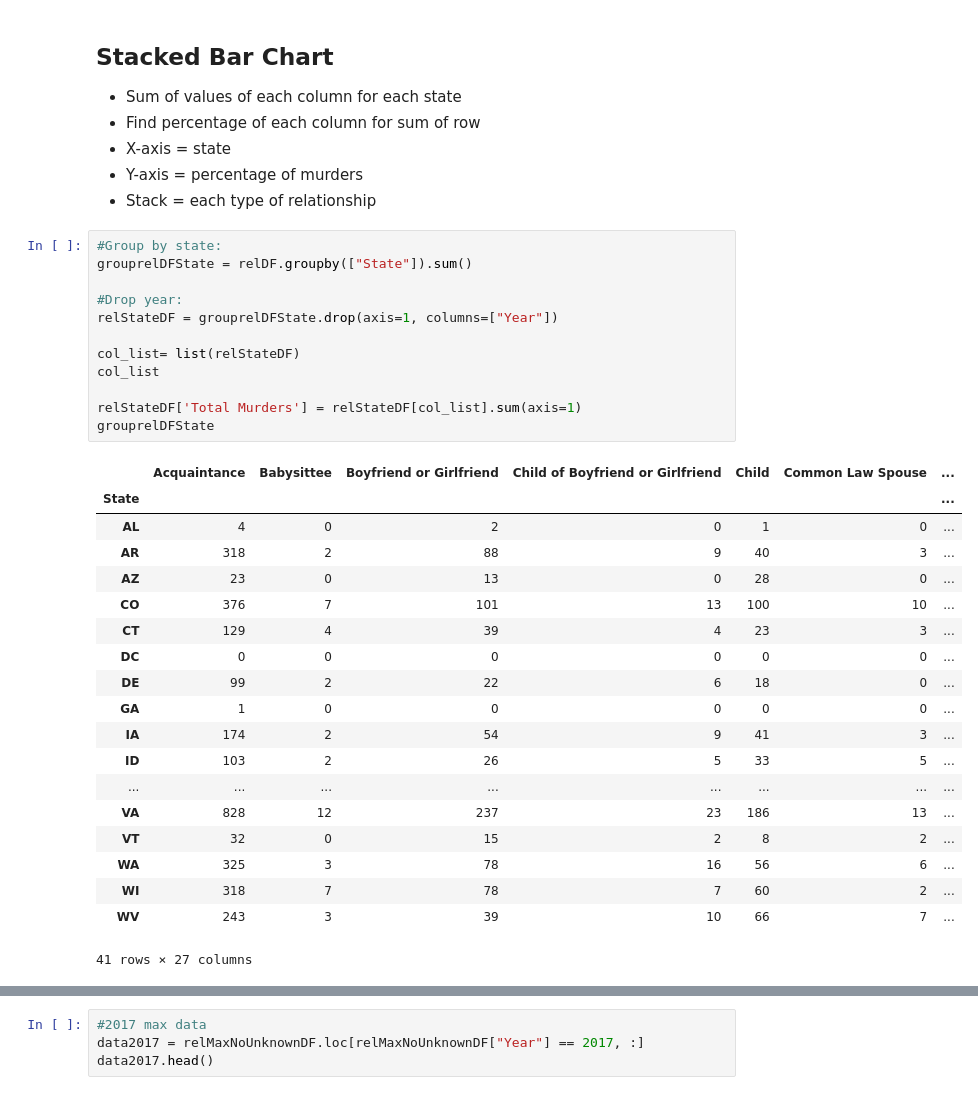
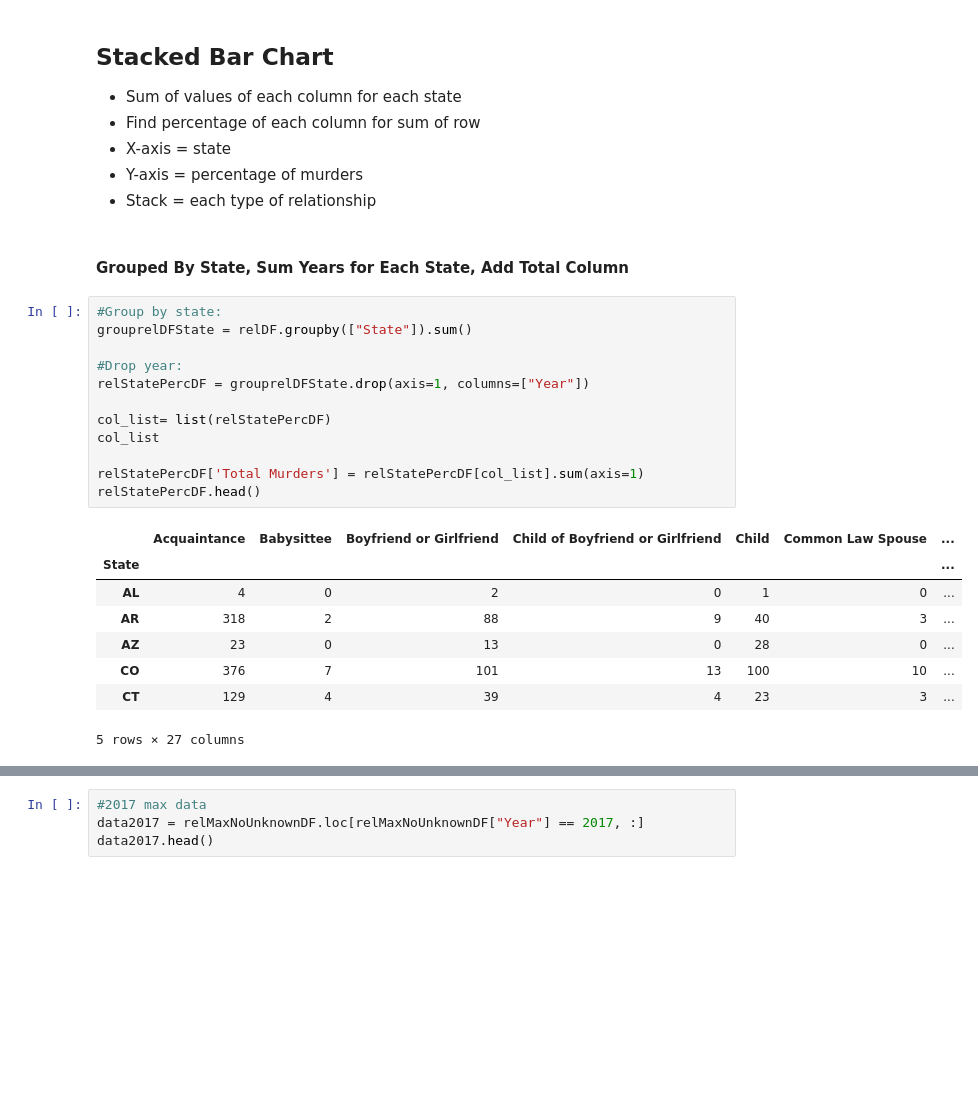
Before and after one commit to stace2775/07-Group_Project_1, a Jupyter notebook: Relationships.ipynb, the cells around one changed output, grey strips where cells are left out. Saved outputs shown, nothing was run; the diff lists cells and outputs as text; blank space fills up the shorter version.

```diff
--- a/Relationships.ipynb
+++ b/Relationships.ipynb
@@ -337,35 +337,26 @@ relMaxNoUnknownDF.head()
 - X-axis = state
 - Y-axis = percentage of murders
 - Stack = each type of relationship
+# %% [markdown]
+#### Grouped By State, Sum Years for Each State, Add Total Column
 # %%
 #Group by state:
 grouprelDFState = relDF.groupby(["State"]).sum()
 
 #Drop year:
-relStateDF = grouprelDFState.drop(axis=1, columns=["Year"])
+relStatePercDF = grouprelDFState.drop(axis=1, columns=["Year"])
 
-col_list= list(relStateDF)
+col_list= list(relStatePercDF)
 col_list
 
-relStateDF['Total Murders'] = relStateDF[col_list].sum(axis=1)
-grouprelDFState
+relStatePercDF['Total Murders'] = relStatePercDF[col_list].sum(axis=1)
+relStatePercDF.head()
 # %% [output]
 |  | Acquaintance | Babysittee | Boyfriend or Girlfriend | Child of Boyfriend or Girlfriend | Child | Common Law Spouse | ... |
 | State |  |  |  |  |  |  | ... |
 | AL | 4 | 0 | 2 | 0 | 1 | 0 | ... |
 | AR | 318 | 2 | 88 | 9 | 40 | 3 | ... |
 | AZ | 23 | 0 | 13 | 0 | 28 | 0 | ... |
 | CO | 376 | 7 | 101 | 13 | 100 | 10 | ... |
 | CT | 129 | 4 | 39 | 4 | 23 | 3 | ... |
-| DC | 0 | 0 | 0 | 0 | 0 | 0 | ... |
-| DE | 99 | 2 | 22 | 6 | 18 | 0 | ... |
-| GA | 1 | 0 | 0 | 0 | 0 | 0 | ... |
-| IA | 174 | 2 | 54 | 9 | 41 | 3 | ... |
-| ID | 103 | 2 | 26 | 5 | 33 | 5 | ... |
-| ... | ... | ... | ... | ... | ... | ... | ... |
-| VA | 828 | 12 | 237 | 23 | 186 | 13 | ... |
-| VT | 32 | 0 | 15 | 2 | 8 | 2 | ... |
-| WA | 325 | 3 | 78 | 16 | 56 | 6 | ... |
-| WI | 318 | 7 | 78 | 7 | 60 | 2 | ... |
-| WV | 243 | 3 | 39 | 10 | 66 | 7 | ... |
-41 rows × 27 columns
+5 rows × 27 columns
```
Also changed, not shown: parts of 4 cells of this notebook.
